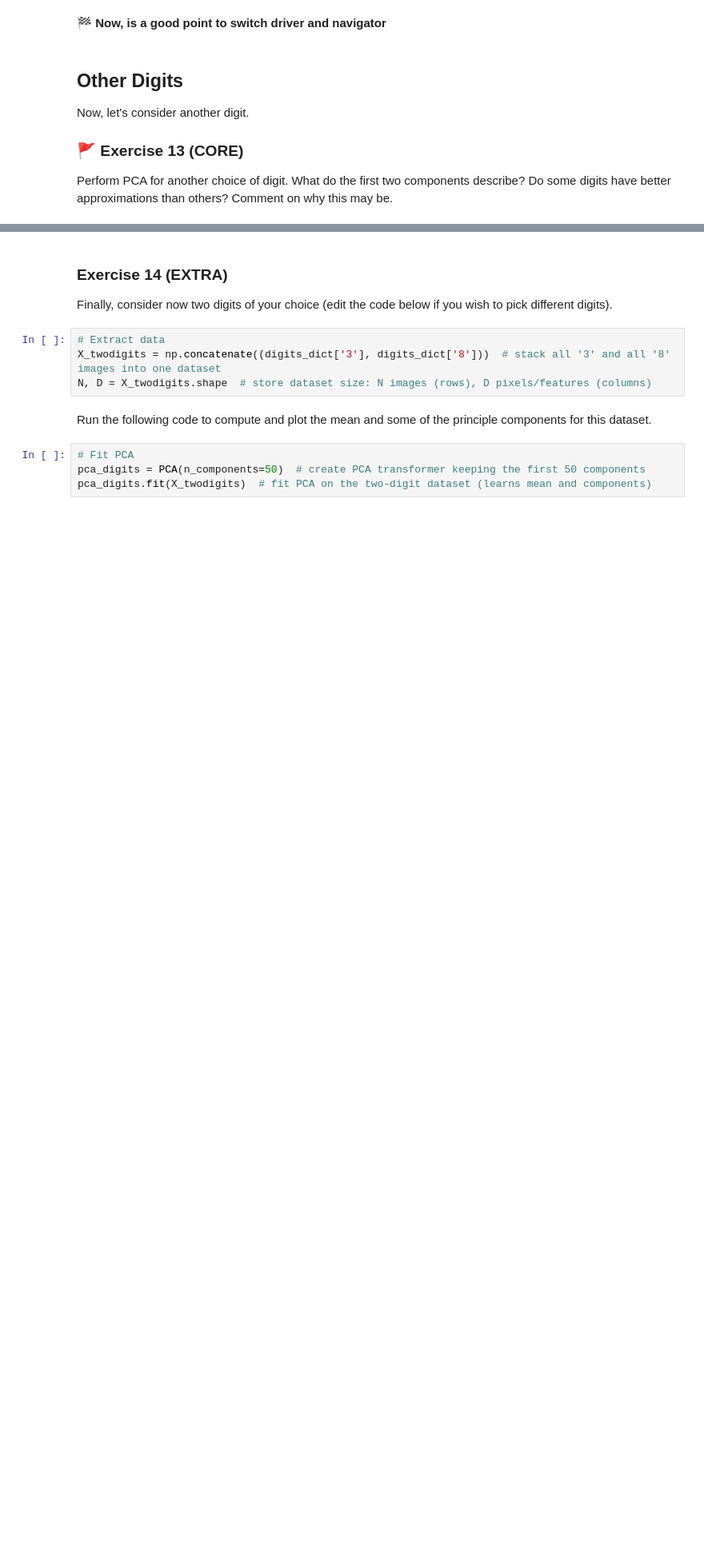
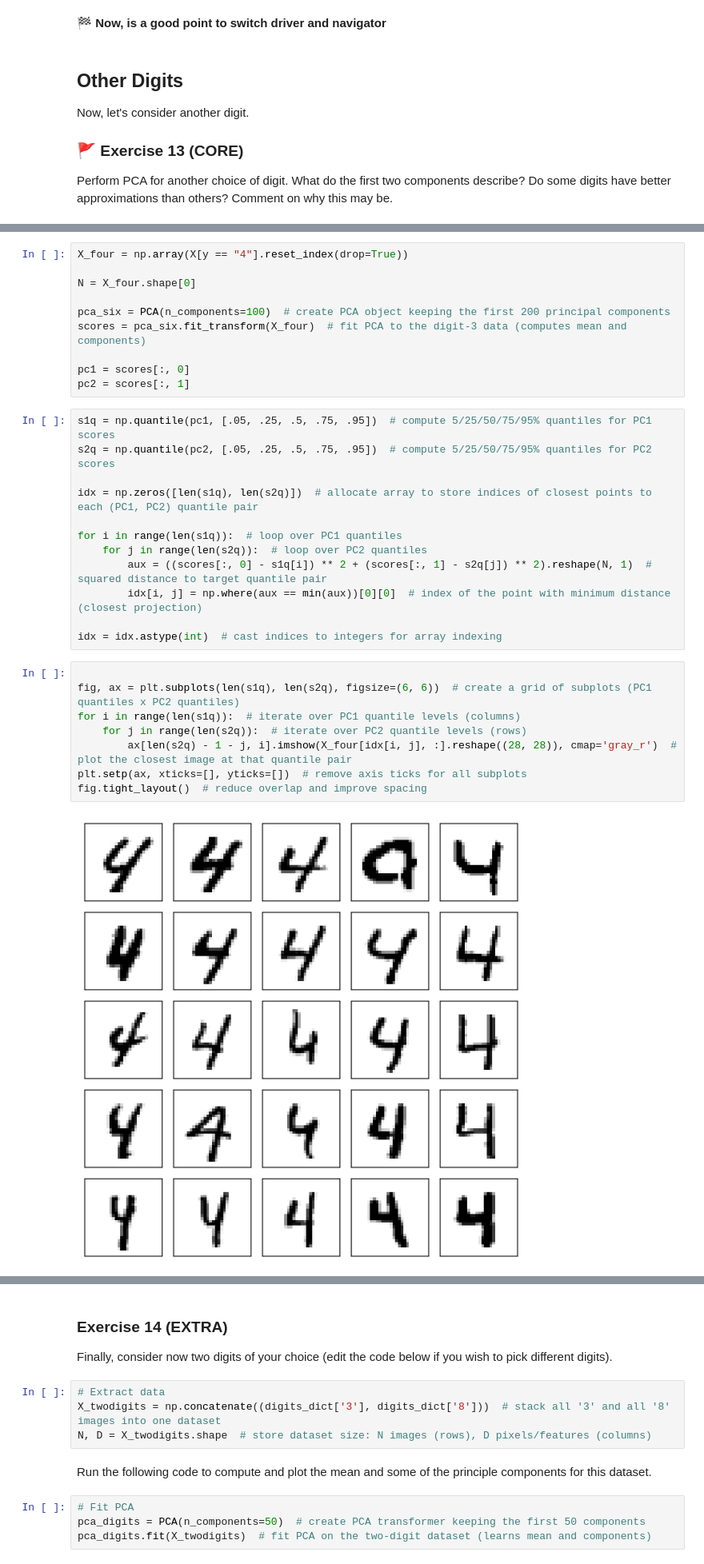
Before and after one commit to YohoCodes/MLP_2026_week02, a Jupyter notebook: mlp_week02_annotated.ipynb, the cells around one changed output, grey strips where cells are left out. Shown at 80% size. Saved outputs shown, nothing was run; the diff lists cells and outputs as text; blank space fills up the shorter version.

```diff
--- a/mlp_week02_annotated.ipynb
+++ b/mlp_week02_annotated.ipynb
@@ -489,0 +516,32 @@ _Type your answer here!_
+# %%
+X_four = np.array(X[y == "4"].reset_index(drop=True))
+
+N = X_four.shape[0]
+
+pca_six = PCA(n_components=100)  # create PCA object keeping the first 200 principal components
+scores = pca_six.fit_transform(X_four)  # fit PCA to the digit-3 data (computes mean and components)
+
+pc1 = scores[:, 0]
+pc2 = scores[:, 1]
+# %%
+s1q = np.quantile(pc1, [.05, .25, .5, .75, .95])  # compute 5/25/50/75/95% quantiles for PC1 scores
+s2q = np.quantile(pc2, [.05, .25, .5, .75, .95])  # compute 5/25/50/75/95% quantiles for PC2 scores
+
+idx = np.zeros([len(s1q), len(s2q)])  # allocate array to store indices of closest points to each (PC1, PC2) quantile pair
+
+for i in range(len(s1q)):  # loop over PC1 quantiles
+    for j in range(len(s2q)):  # loop over PC2 quantiles
+        aux = ((scores[:, 0] - s1q[i]) ** 2 + (scores[:, 1] - s2q[j]) ** 2).reshape(N, 1)  # squared distance to target quantile pair
+        idx[i, j] = np.where(aux == min(aux))[0][0]  # index of the point with minimum distance (closest projection)
+
+idx = idx.astype(int)  # cast indices to integers for array indexing
+# %%
+
+fig, ax = plt.subplots(len(s1q), len(s2q), figsize=(6, 6))  # create a grid of subplots (PC1 quantiles x PC2 quantiles)
+for i in range(len(s1q)):  # iterate over PC1 quantile levels (columns)
+    for j in range(len(s2q)):  # iterate over PC2 quantile levels (rows)
+        ax[len(s2q) - 1 - j, i].imshow(X_four[idx[i, j], :].reshape((28, 28)), cmap='gray_r')  # plot the closest image at that quantile pair
+plt.setp(ax, xticks=[], yticks=[])  # remove axis ticks for all subplots
+fig.tight_layout()  # reduce overlap and improve spacing
+# %% [output]
+[figure, added]
```
Also changed, not shown: parts of 17 cells of this notebook, 2 other files.
